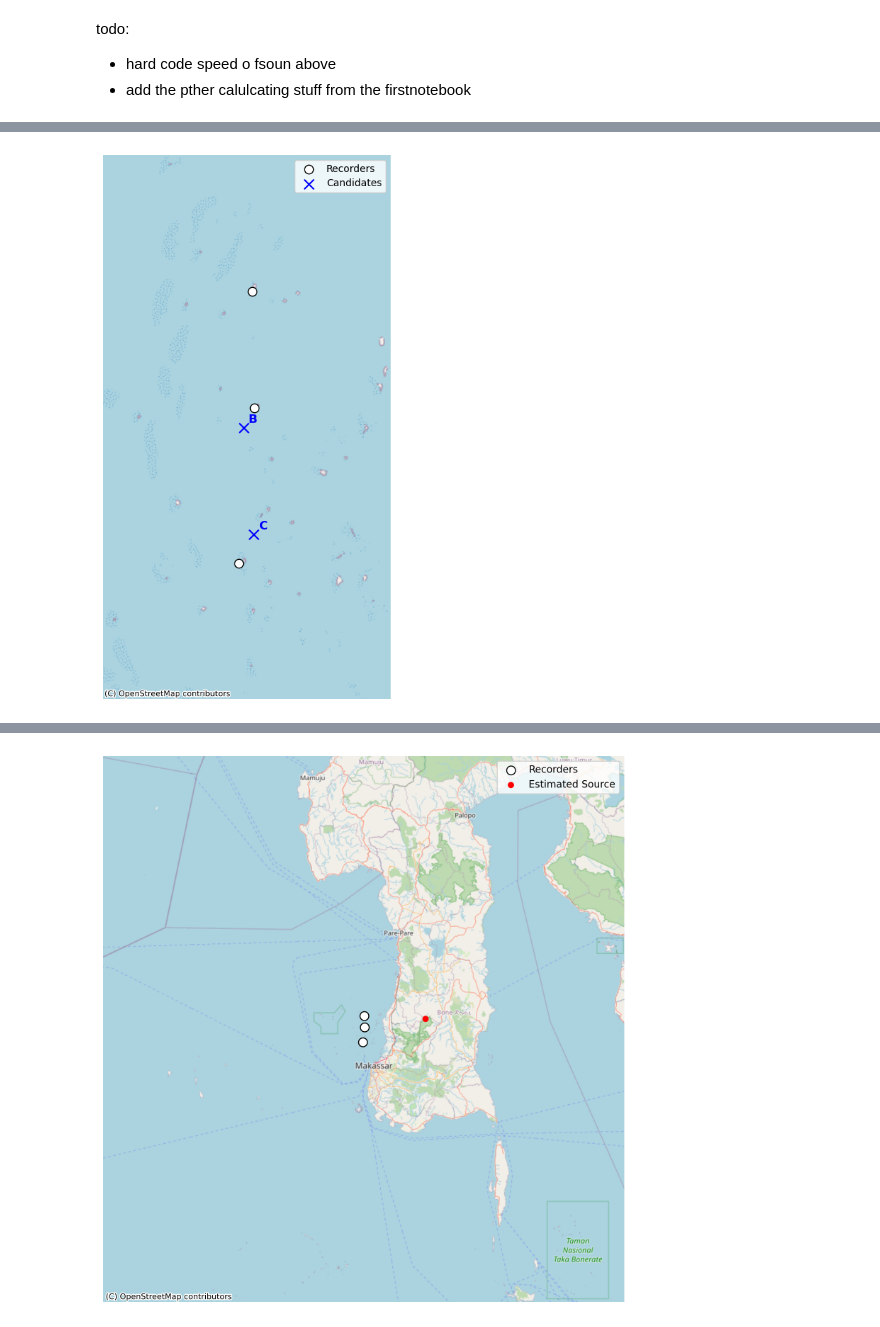
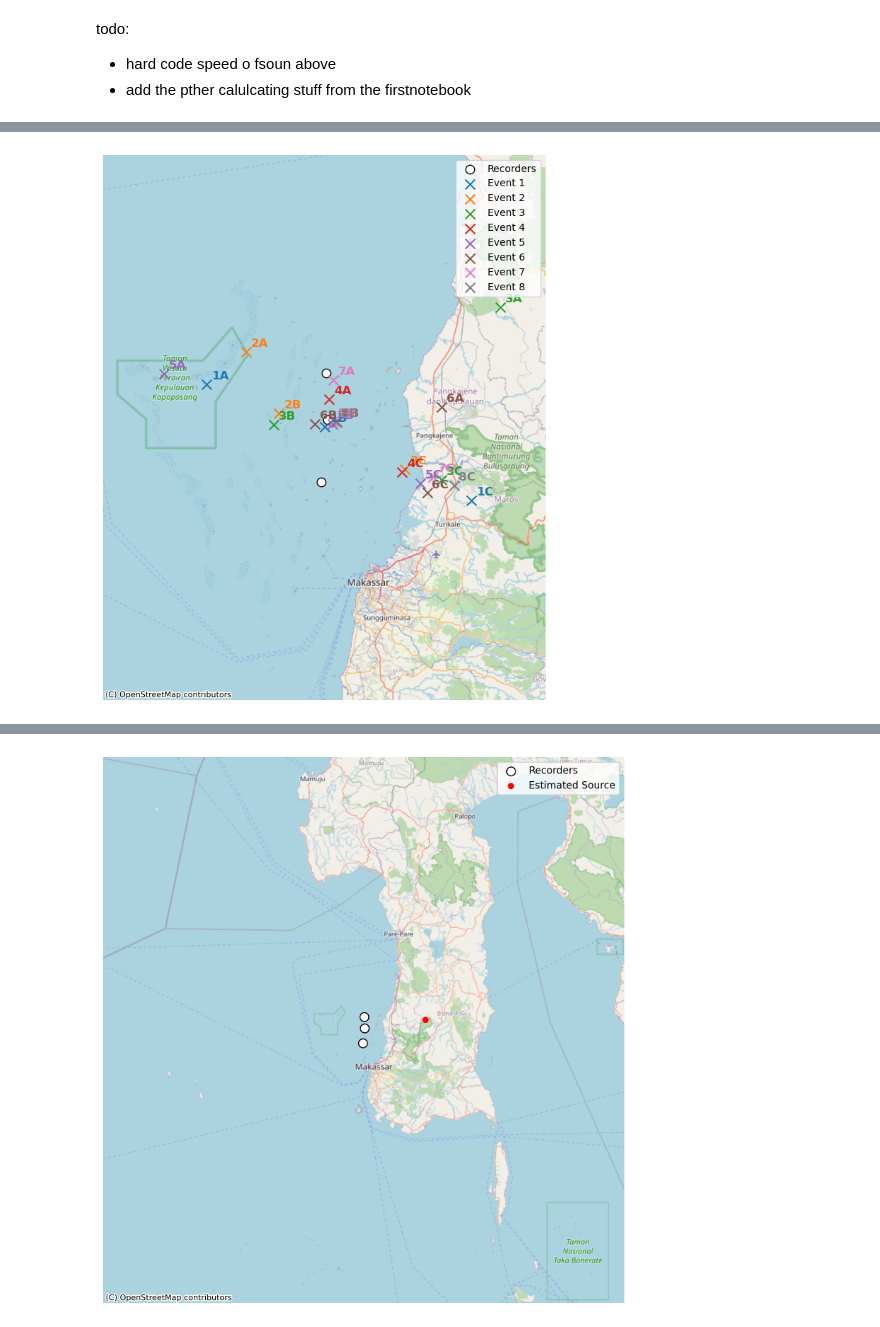
Before and after one commit to BenUCL/Bomb-Fishing, a Jupyter notebook: code/localisation/acoustic_localization_V4.ipynb, the cells around one changed output, grey strips where cells are left out. Cells and saved outputs as stored; diff of their text form; code cells hidden in the pictures.

```diff
--- a/code/localisation/acoustic_localization_V4.ipynb
+++ b/code/localisation/acoustic_localization_V4.ipynb
@@ -94,68 +187,77 @@ print(df)
 # %%
+import matplotlib.pyplot as plt
+import contextily as ctx
 import geopandas as gpd
 from shapely.geometry import Point
-import contextily as ctx
-import matplotlib.pyplot as plt
 
-# Now we build a 2D map using yet another coord system which is good for plotting 2D maps: web-mercator (EPSG:3857)
+# 1) Reproject recorders into Web‐Mercator for plotting
 rec_gdf_merc = gdf.to_crs(epsg=3857)
 
-# Build GeoDataFrame from the utm values and convert to web-mercator
+# 2) Build candidates GeoDataFrame from UTM coords, then reproject to Web‐Mercator
 cands_gdf = gpd.GeoDataFrame(
-    df,
-    geometry=[Point(x, y) for x, y in zip(df.x_utm, df.y_utm)],
-    crs="EPSG:32750"    # the UTM zone
-).to_crs(epsg=3857) # Convert to web-mercator
+    df_candidates,
+    geometry=[Point(x, y) for x, y in zip(df_candidates.x_utm, df_candidates.y_utm)],
+    crs="EPSG:32750",
+).to_crs(epsg=3857)
 
-# Plot recorders & candidates
+# 3) pick a discrete colormap for events
+n_events = df_candidates["event"].nunique()
+cmap = plt.get_cmap("tab10")
+colors = [cmap(i) for i in range(n_events)]
+
+# 4) plot
 fig, ax = plt.subplots(figsize=(8, 8))
 
 # Plot recorder locations
 rec_gdf_merc.plot(
     ax=ax,
     marker="o",
     facecolor="white",
     edgecolor="black",
     markersize=80,
     label="Recorders",
 )
 
-# Plot candidate locations
-cands_gdf.plot(
-    ax=ax,
-    marker="x",
-    color="blue",
-    markersize=100,
-    label="Candidates",
-)
+# Plot each event's candidates with its own color and annotate
+for event_idx, group in cands_gdf.groupby("event"):
+    color = colors[event_idx - 1]
+    group.plot(
+        ax=ax,
+        marker="x",
+        color=color,
+        markersize=100,
+        label=f"Event {event_idx}"
+    )
+    for _, row in group.iterrows():
+        ax.annotate(
+            f"{row['event']}{row['ref']}",
+            xy=(row.geometry.x, row.geometry.y),
+            xytext=(5, 5),
+            textcoords="offset points",
+            fontsize=12,
+            fontweight="bold",
+            color=color
+        )
 
-# Annotate each estimated location with the reference recorder
-for _, row in cands_gdf.iterrows():
-    ax.annotate(
-        row["ref"],
-        xy=(row.geometry.x, row.geometry.y),
-        xytext=(5, 5),
-        textcoords="offset points",
-        fontsize=12,
-        fontweight="bold",
-        color="blue"
-    )
-
-# 3) Square‐buffer the axes
+# 5) square‐buffer the axes so we see a little margin
 xmin, ymin, xmax, ymax = rec_gdf_merc.total_bounds
 span = max(xmax - xmin, ymax - ymin)
-buf = span * 0.5
+buf = span * 2 # Set zoom of map here!
 ax.set_xlim(xmin - buf, xmax + buf)
 ax.set_ylim(ymin - buf, ymax + buf)
 
-# Select basemap. Use web mercator.
-provider = ctx.providers.OpenStreetMap.Mapnik
+# 6) add a basemap (Stamen.Terrain → fallback to OSM)
+try:
+    provider = ctx.providers.Stamen.Terrain
+except (AttributeError, KeyError):
+    provider = ctx.providers.OpenStreetMap.Mapnik
+
 ctx.add_basemap(ax, source=provider, crs="EPSG:3857")
 
-# 5) Legend & clean up
+# 7) legend & tidy
 ax.legend(loc="upper right")
 ax.set_axis_off()
 plt.tight_layout()
 plt.show()
 # %% [output]
-[figure, old version]
+[figure, new version]
```
Also changed, not shown: parts of 13 cells of this notebook.
